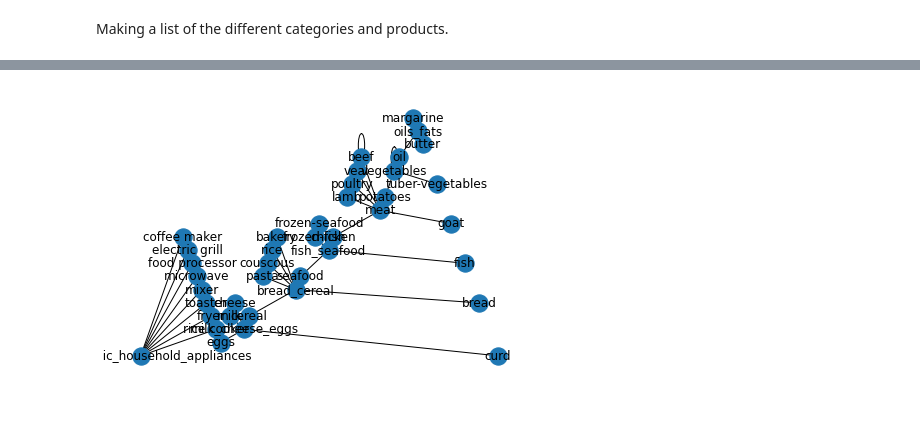
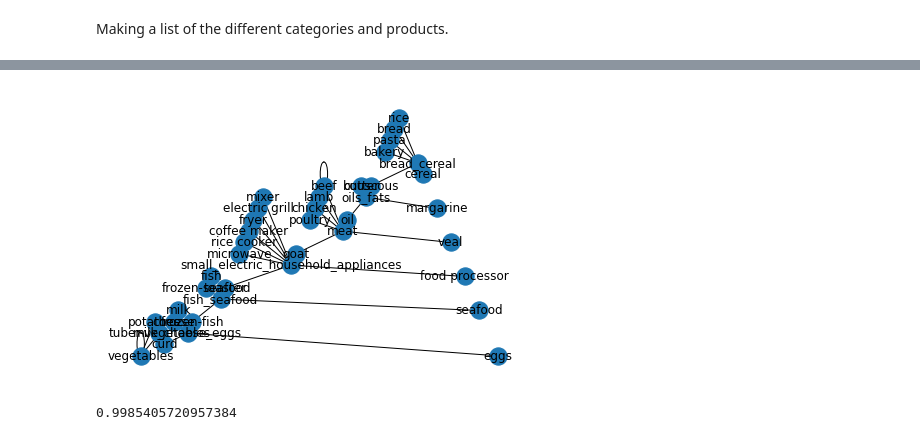
Before and after one commit to isaacgolan1/476_Project, a Jupyter notebook: 476_proj_1.ipynb, the cells around one changed output, grey strips where cells are left out. Drawn from its saved outputs; the diff is of its cells as text; code cells hidden in the pictures.

Commit message:
feat: create sorted csv by category then product

```diff
--- a/476_proj_1.ipynb
+++ b/476_proj_1.ipynb
@@ -128,14 +133,24 @@ import scipy as sci
 # %%
 
 nodeNames = category_list + product_list
 G = nx.Graph()
 G.add_nodes_from(nodeNames)
 for category in category_list:
     for product in product_list:
-        if category in productCategoryRelations[product]:
+        if product in categoryProductRelations[category]:
             G.add_edge(category, product)
 
 pos = nx.planar_layout(G)
 nx.draw(G, with_labels= True, pos=pos)
 # %% [output]
-[figure, old version]
+[figure, new version]
+# %%
+count = 0
+detailsList = []
+for rawDetails in data["product-details"]:
+    details = json.loads(rawDetails)
+    if "pricing" in details:
+        count += 1
+print(count/len(data))
+# %% [output]
+0.9985405720957384
```
Also changed, not shown: parts of 7 cells of this notebook, 1 other file.
